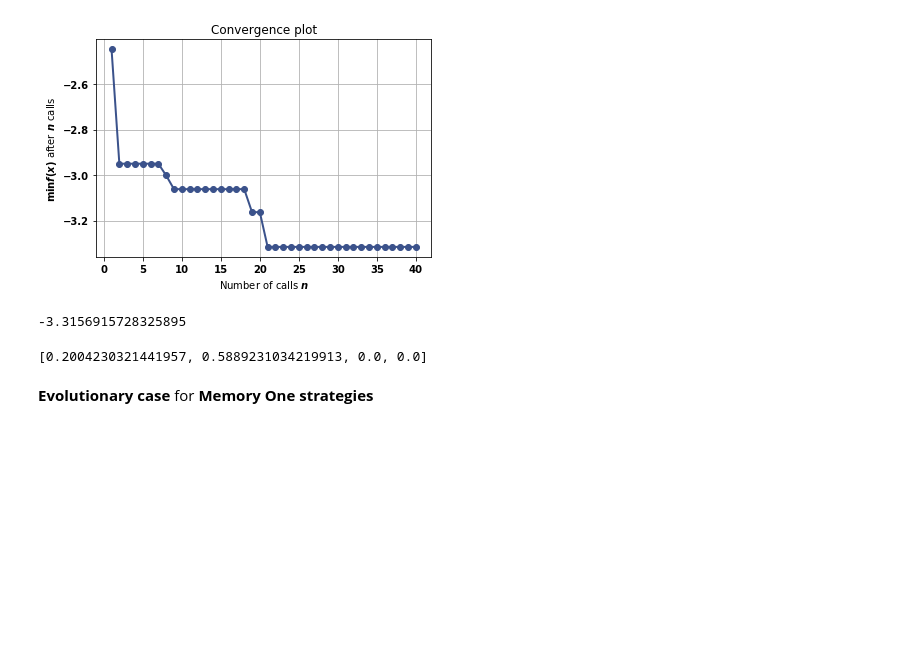
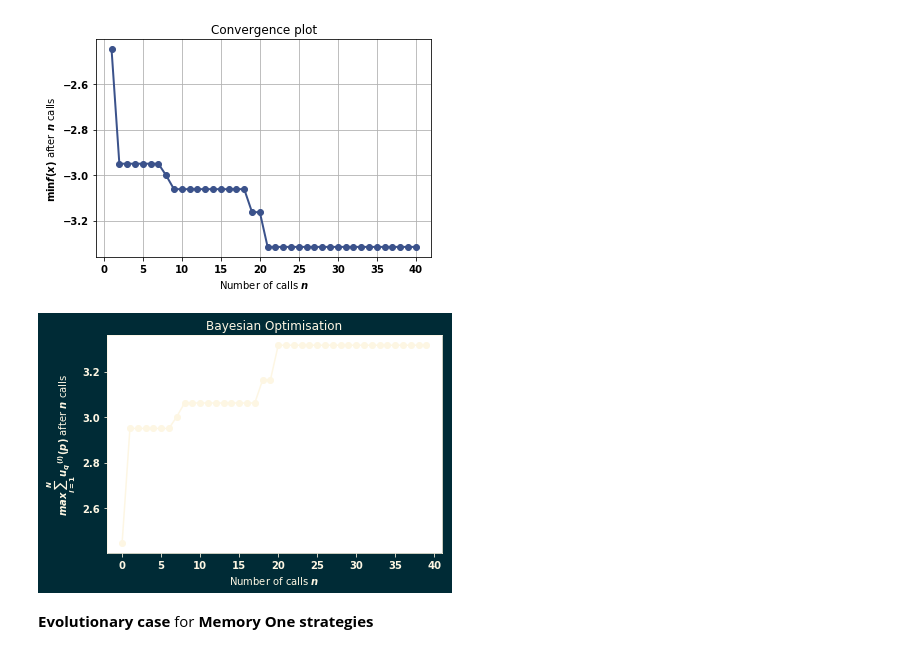
Before and after one commit to Nikoleta-v3/Memory-size-in-the-prisoners-dilemma, a Jupyter notebook: nbs/Evolutionary best responses.ipynb, the cells around one changed output. Drawn from its saved outputs; the diff is of its cells as text; code cells hidden in the pictures; blank space fills up the shorter version.

```diff
--- a/nbs/Evolutionary best responses.ipynb
+++ b/nbs/Evolutionary best responses.ipynb
@@ -18,7 +18,7 @@ matplotlib.rc('font', **font)
 # %%
 def bayesian(opponents, n_calls=40):
     method_params={"n_random_starts": 20, "n_calls": n_calls}
-    bounds = [(0, 0.9999) for _ in range(2)]
+    bounds = [(0, 0.9999) for _ in range(4)]
     objective = opt_mo.memory_one_best_response.prepare_objective_optimisation(
         opponents=opponents
     )
@@ -46,14 +44,30 @@ ValueError: shapes (4,4) and (2,) not aligned: 4 (dim 1) != 2 (dim 0)
 plot_convergence(res);
 # %% [output]
 [figure]
-# %%
-res.fun
-# %% [output]
--3.3156915728325895
-# %%
-res.x
-# %% [output]
-[0.2004230321441957, 0.5889231034219913, 0.0, 0.0]
+# %%
+values = np.minimum.accumulate(res.func_vals, 0)
+# %%
+values = [-x for x in values]
+# %%
+fig, ax = plt.subplots(facecolor=bg_color)
+
+plt.plot(range(len(values)),values, '-o', color=color);
+plt.title('Bayesian Optimisation', color=color)
+plt.xlabel('Number of calls $n$', color=color);
+plt.ylabel('$max\sum_{i=1} ^ {N} {u_q}^{(i)} (p)$ after $n$ calls', color=color);
+
+ax.tick_params(axis='x', colors=color)
+ax.tick_params(axis='y', colors=color)
+
+ax.spines['bottom'].set_color(color)
+ax.spines['top'].set_color(color)
+ax.spines['right'].set_color(color)
+ax.spines['left'].set_color(color)
+
+fig.savefig('/home/nightwing/rsc/STEM-BRITAIN-2019/poster/img/bayesian.pdf', bbox_inches='tight',
+            facecolor=fig.get_facecolor(), transparent=True)
+# %% [output]
+[figure, added]
 # %% [markdown]
 **Evolutionary case** for **Memory One strategies**
 # %% [markdown]
```
Also changed, not shown: parts of 15 cells of this notebook, 10 other files.
